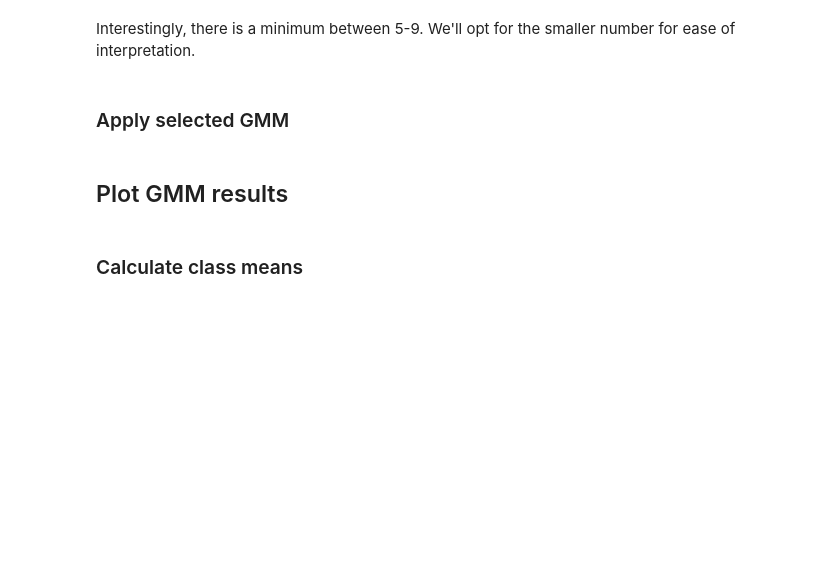
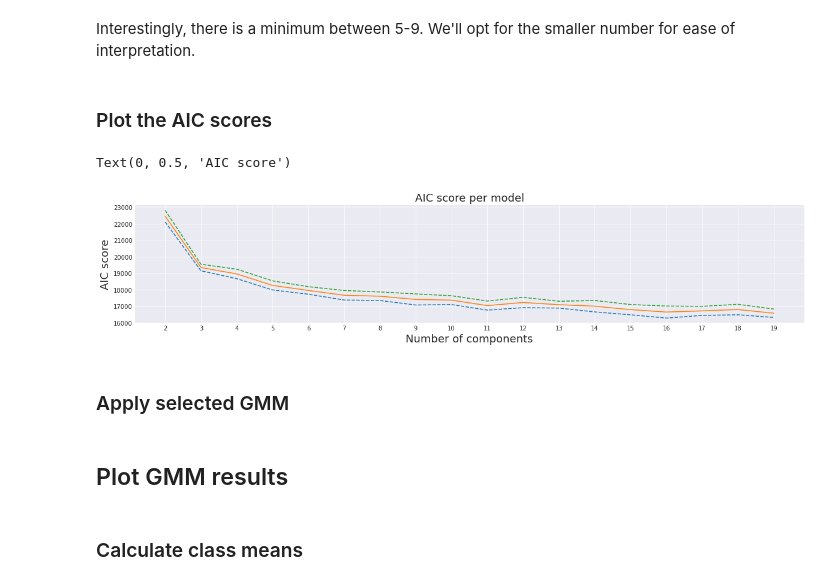
Before and after one commit to so-wise/weddell_gyre_clusters, a Jupyter notebook: notebooks/exploratory/3.0_dcj_explore_antarctic_profiles.ipynb, the cells around one changed output. Cells and saved outputs as stored; diff of their text form; code cells hidden in the pictures; blank space fills up the shorter version.

```diff
--- a/notebooks/exploratory/3.0_dcj_explore_antarctic_profiles.ipynb
+++ b/notebooks/exploratory/3.0_dcj_explore_antarctic_profiles.ipynb
@@ -261,5 +295,23 @@ Text(0, 0.5, 'BIC score')
 # %% [markdown]
 Interestingly, there is a minimum between 5-9. We'll opt for the smaller number for ease of interpretation.
+# %% [markdown]
+### Plot the AIC scores
+# %%
+# plot the AIC scores
+plt.figure(figsize=(20, 8))
+plt.style.use('seaborn-darkgrid')
+spl = plt.subplot(2, 1, 1)
+plt.plot(n_components_range, aic_mean-aic_std, '--')
+plt.plot(n_components_range, aic_mean, '-')
+plt.plot(n_components_range, aic_mean+aic_std, '--')
+plt.xticks(n_components_range)
+plt.title('AIC score per model', fontsize=18)
+spl.set_xlabel('Number of components',fontsize=18)
+spl.set_ylabel('AIC score',fontsize=18)
+#plt.show()
+# %% [output]
+Text(0, 0.5, 'AIC score')
+[figure, added]
 # %% [markdown]
 ### Apply selected GMM
 # %%
```
Also changed, not shown: parts of 14 cells of this notebook, 1 other file.
